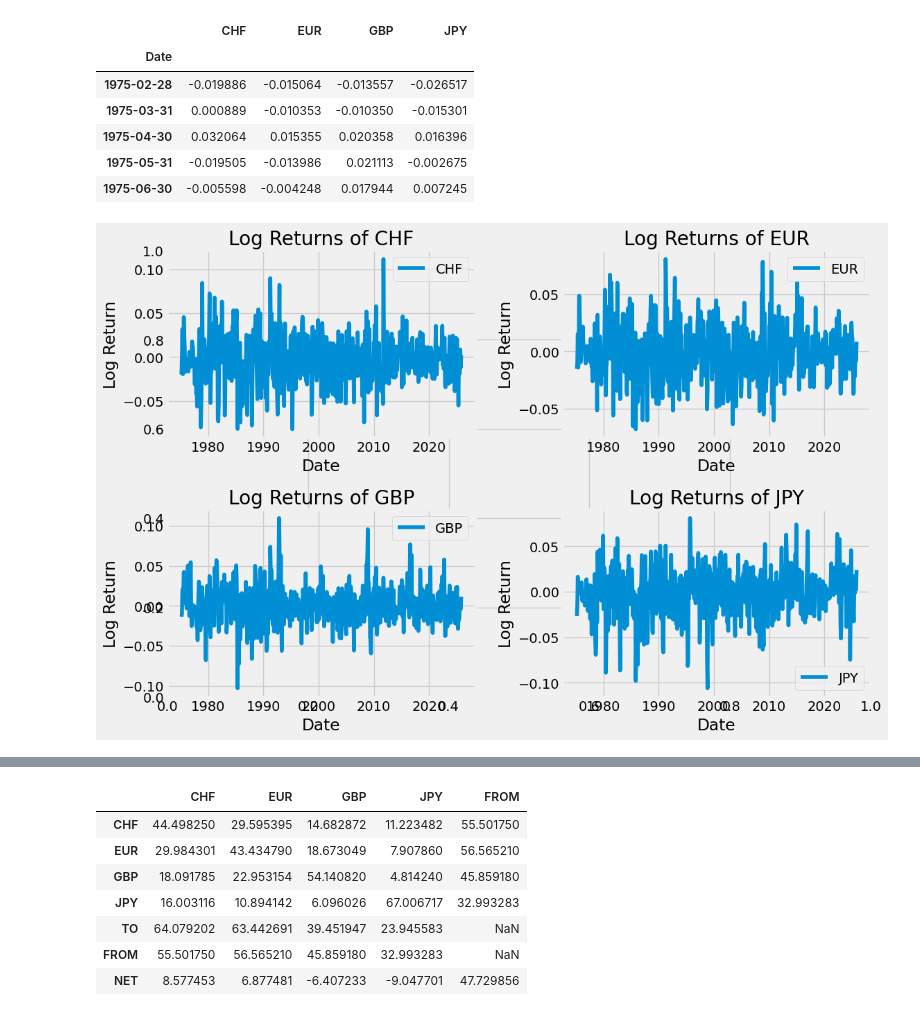
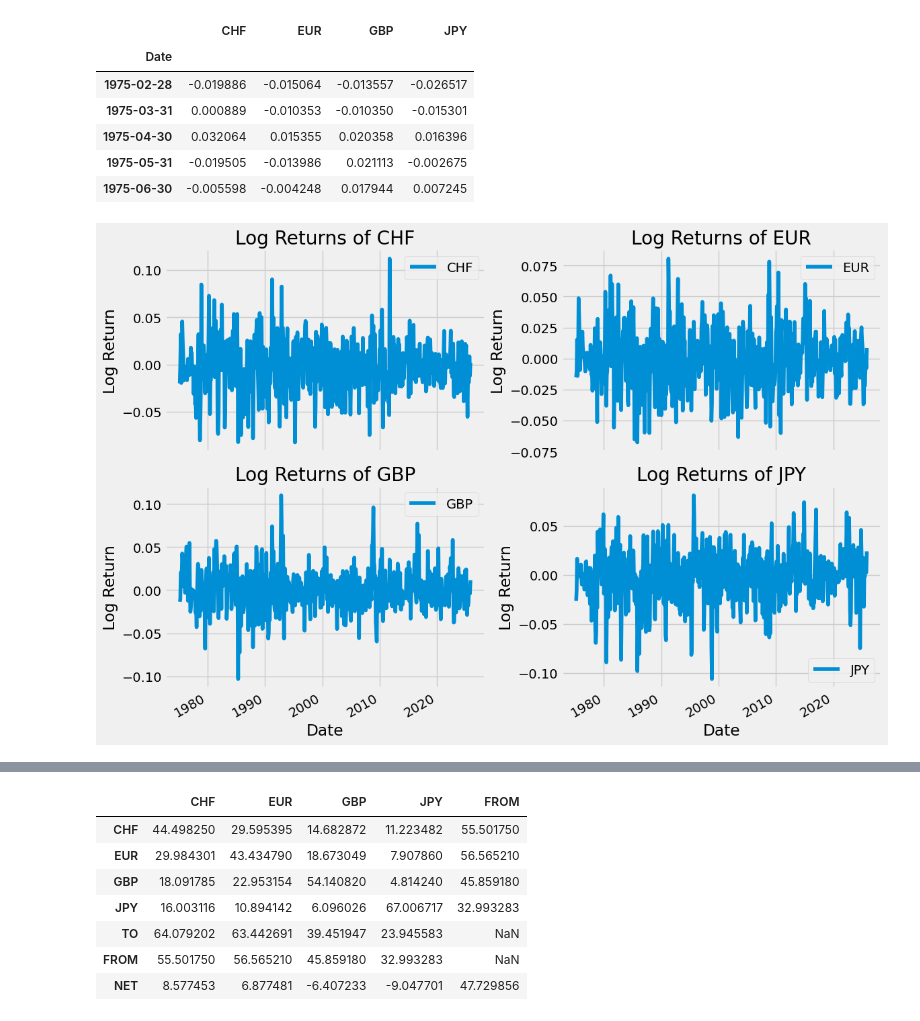
Before and after one commit to lewispy/TVPVARConnectedness, a Jupyter notebook: analysis_DY_TVPVAR.ipynb, the cells around one changed output, grey strips where cells are left out. Drawn from its saved outputs; the diff is of its cells as text; code cells hidden in the pictures.

Commit message:
Changes made to plot presentation .py file and analysis file

```diff
--- a/analysis_DY_TVPVAR.ipynb
+++ b/analysis_DY_TVPVAR.ipynb
@@ -56,20 +56,23 @@ None
 | 1975-05-31 | -0.019505 | -0.013986 | 0.021113 | -0.002675 |
 | 1975-06-30 | -0.005598 | -0.004248 | 0.017944 | 0.007245 |
 # %%
-plt.subplots(figsize=(12, 8))
+fig, axes = plt.subplots(2, 2, figsize=(12, 8), sharex=True)
 
-for i, name in enumerate(names):
-    plt.subplot(2, 2, i + 1)
-    plt.plot(df.index, df[name], label=name)
-    plt.title(f'Log Returns of {name}')
-    plt.xlabel('Date')
-    plt.ylabel('Log Return')
-    plt.legend()
+for ax, name in zip(axes.flat, names):
+    ax.plot(df.index, df[name], label=name)
+    ax.set_title(f'Log Returns of {name}')
+    ax.set_ylabel('Log Return')
+    ax.legend()
 
-plt.tight_layout()
+# Only bottom row gets x-labels
+for ax in axes[-1, :]:
+    ax.set_xlabel('Date')
+
+fig.autofmt_xdate()      # optional: rotate date labels
+fig.tight_layout()
 plt.show()
 # %% [output]
-[figure, old version]
+[figure, new version]
 # %%
 # Instantiate class and fit model
 from TVPVARConnectedness import TVPVARConnectedness
```
Also changed, not shown: parts of 1 cell of this notebook, 1 other file.
